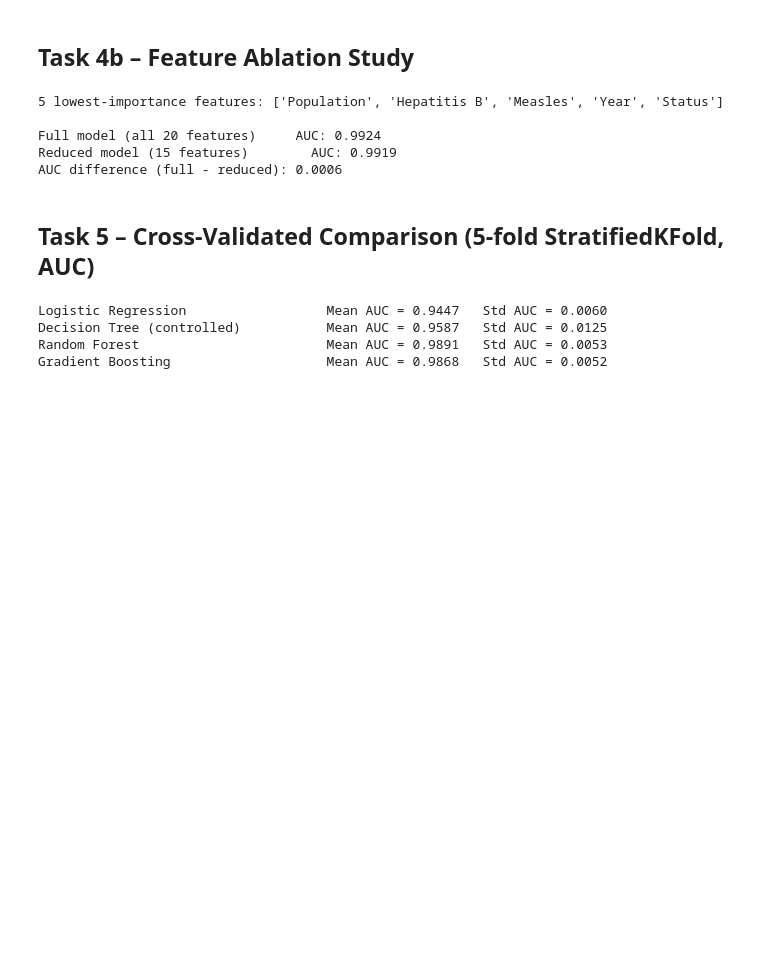
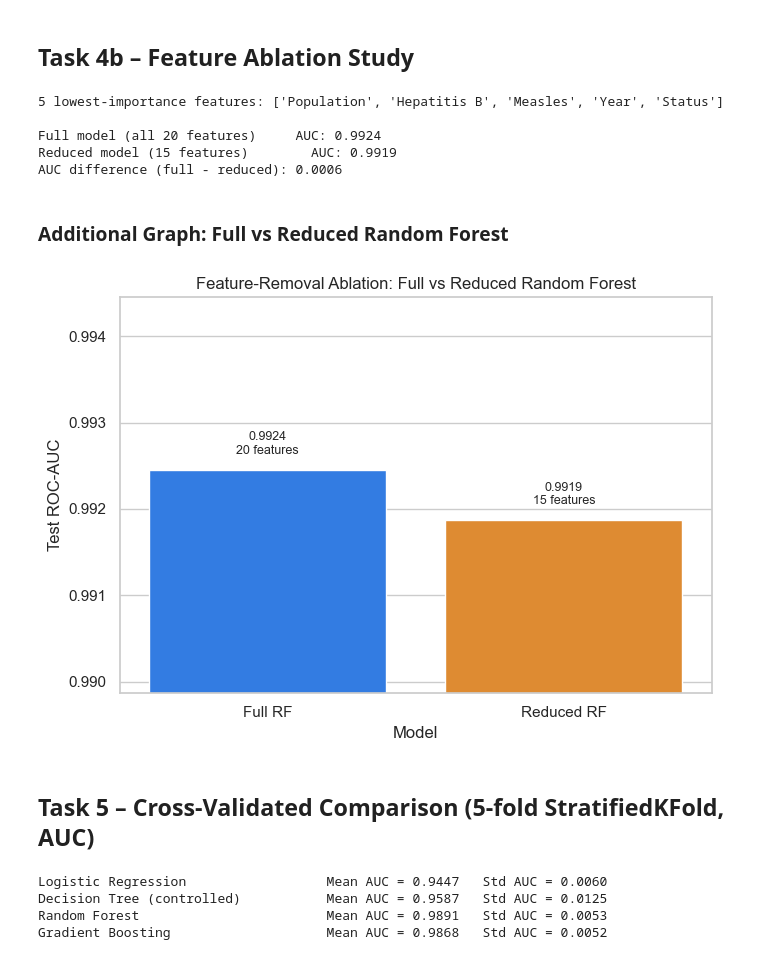
Before and after one commit to SaiGrover/AI-ML-End-to-End-Capstone, a Jupyter notebook: Part 3/Part 3.ipynb, the cells around one changed output. Saved outputs shown, nothing was run; the diff lists cells and outputs as text; code cells hidden in the pictures; blank space fills up the shorter version.

```diff
--- a/Part 3/Part 3.ipynb
+++ b/Part 3/Part 3.ipynb
@@ -181,6 +195,27 @@ print(f"AUC difference (full - reduced): {rf_auc - rf_reduced_auc:.4f}")
 Full model (all 20 features)     AUC: 0.9924
 Reduced model (15 features)        AUC: 0.9919
 AUC difference (full - reduced): 0.0006
+# %% [markdown]
+### Additional Graph: Full vs Reduced Random Forest
+# %%
+# Additional Graph: Full vs reduced Random Forest after removing low-importance features.
+ablation_df = pd.DataFrame({
+    "Model": ["Full RF", "Reduced RF"],
+    "Test AUC": [rf_auc, rf_reduced_auc],
+    "Feature Count": [X.shape[1], len(keep_cols_idx)]
+})
+fig, ax = plt.subplots(figsize=(7, 5))
+sns.barplot(data=ablation_df, x="Model", y="Test AUC", ax=ax, palette=["#1677FF", "#FA8C16"])
+for i, row in ablation_df.iterrows():
+    ax.text(i, row["Test AUC"] + 0.00015, f"{row['Test AUC']:.4f}\n{row['Feature Count']} features", ha="center", va="bottom", fontsize=9)
+ax.set_title("Feature-Removal Ablation: Full vs Reduced Random Forest")
+ax.set_xlabel("Model")
+ax.set_ylabel("Test ROC-AUC")
+ax.set_ylim(min(ablation_df["Test AUC"]) - 0.002, max(ablation_df["Test AUC"]) + 0.002)
+plt.tight_layout()
+plt.show()
+# %% [output]
+[figure, added]
 # %% [markdown]
 ## Task 5 – Cross-Validated Comparison (5-fold StratifiedKFold, AUC)
 # %%
```
Also changed, not shown: parts of 6 cells of this notebook, 8 other files.
